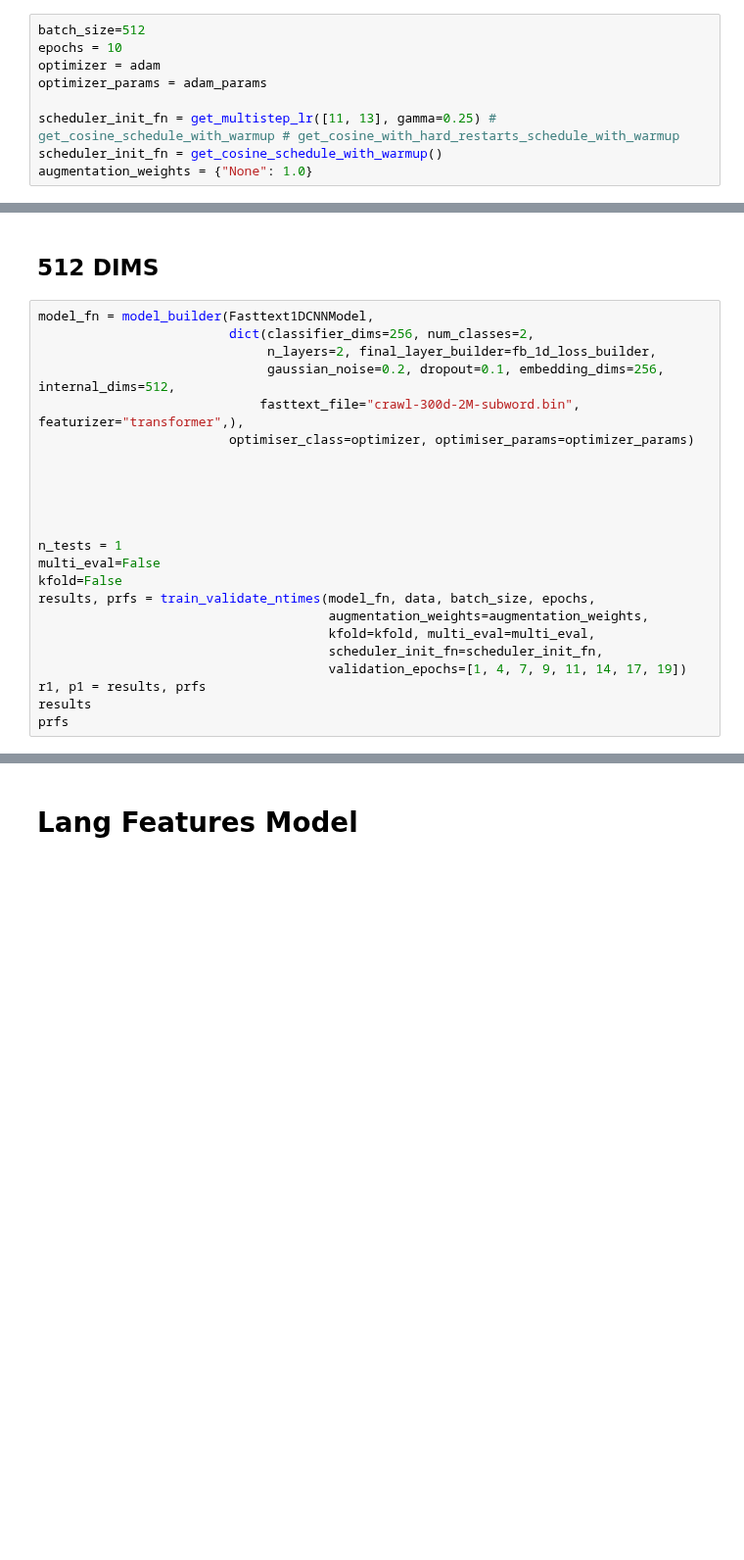
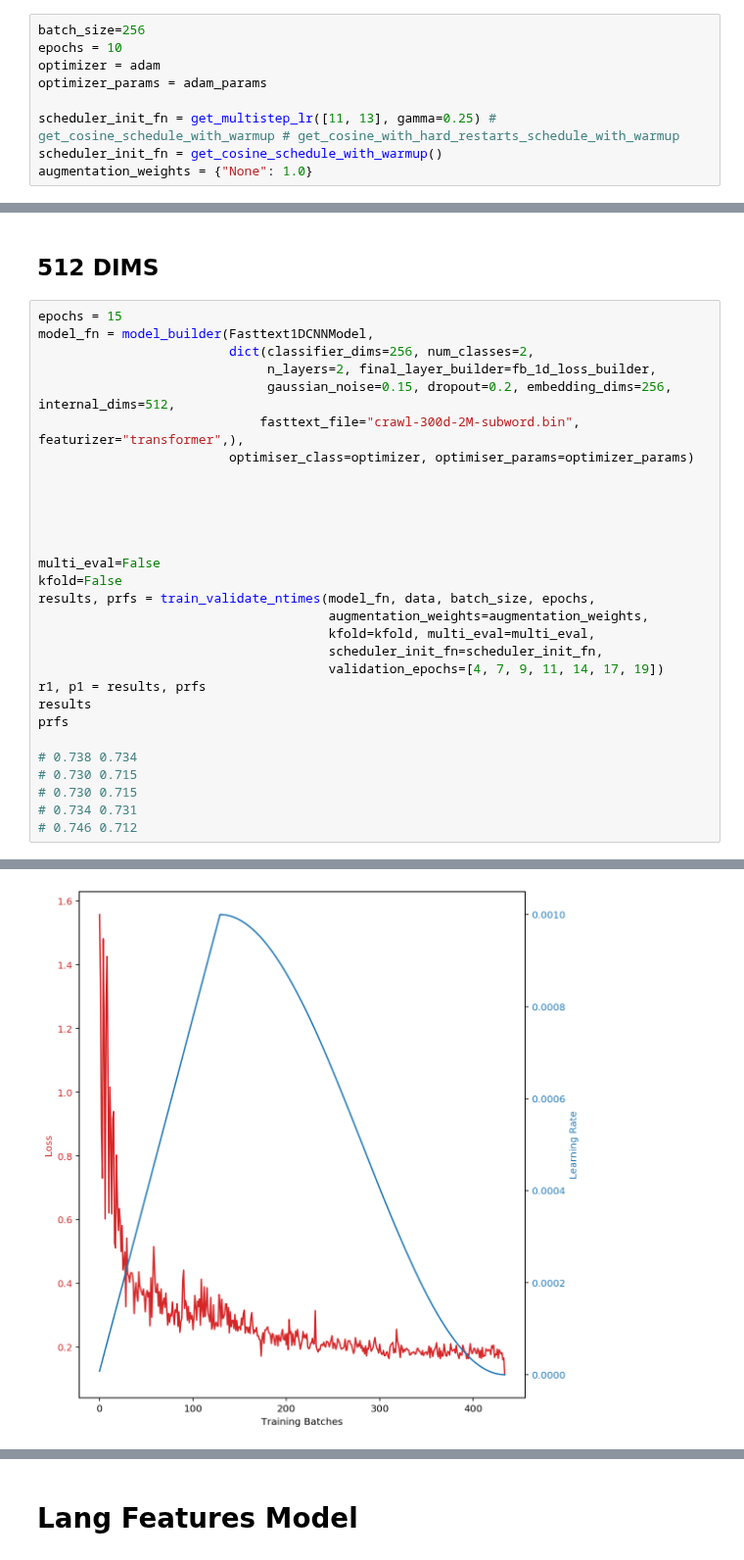
Before and after one commit to faizanahemad/facebook-hateful-memes, a Jupyter notebook: notebooks/Fasttext1DCNN.ipynb, the cells around one changed output, grey strips where cells are left out. Shown at 98% size. Cells and saved outputs as stored; diff of their text form; blank space fills up the shorter version.

```diff
--- a/notebooks/Fasttext1DCNN.ipynb
+++ b/notebooks/Fasttext1DCNN.ipynb
@@ -131,7 +128,7 @@ yogi_params = dict(lr= 1e-2,
     initial_accumulator=1e-6,
     weight_decay=0)
 # %%
-batch_size=512
+batch_size=256
 epochs = 10
 optimizer = adam
 optimizer_params = adam_params
@@ -144,10 +141,11 @@ augmentation_weights = {"None": 1.0}
 # %% [markdown]
 ## 512 DIMS
 # %%
+epochs = 15
 model_fn = model_builder(Fasttext1DCNNModel,
                          dict(classifier_dims=256, num_classes=2,
                               n_layers=2, final_layer_builder=fb_1d_loss_builder,
-                              gaussian_noise=0.2, dropout=0.1, embedding_dims=256, internal_dims=512,
+                              gaussian_noise=0.15, dropout=0.2, embedding_dims=256, internal_dims=512,
                              fasttext_file="crawl-300d-2M-subword.bin", featurizer="transformer",),
                          optimiser_class=optimizer, optimiser_params=optimizer_params)
 
@@ -155,14 +153,20 @@ model_fn = model_builder(Fasttext1DCNNModel,
 
 
 
-n_tests = 1
 multi_eval=False
 kfold=False
 results, prfs = train_validate_ntimes(model_fn, data, batch_size, epochs,
                                       augmentation_weights=augmentation_weights,
                                       kfold=kfold, multi_eval=multi_eval,
                                       scheduler_init_fn=scheduler_init_fn,
-                                      validation_epochs=[1, 4, 7, 9, 11, 14, 17, 19])
+                                      validation_epochs=[4, 7, 9, 11, 14, 17, 19])
 r1, p1 = results, prfs
 results
 prfs
+
+# 0.738	0.734
+# 0.730	0.715
+# 0.730	0.715
+# 0.734	0.731
+# 0.746	0.712
+# %% [output]
@@ -168,0 +191 @@ prfs
+[figure, added]
```
Also changed, not shown: parts of 8 cells of this notebook.
